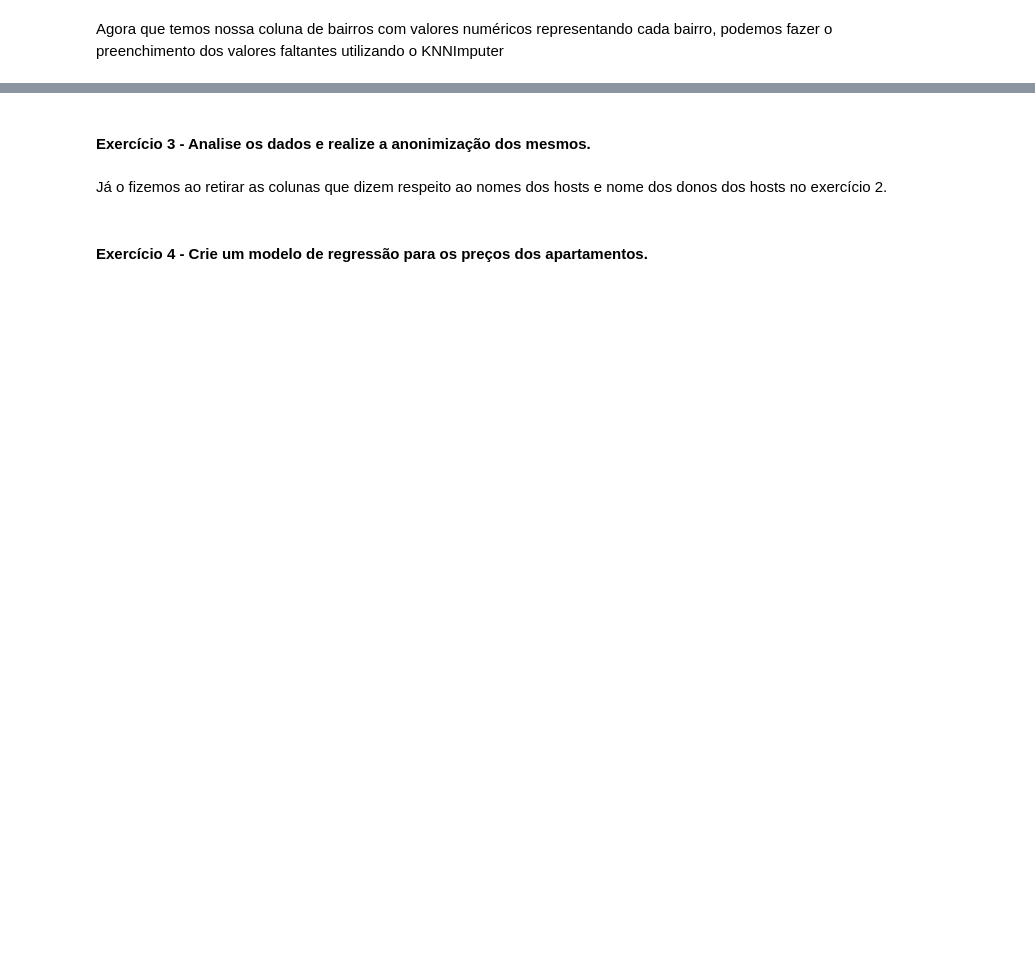
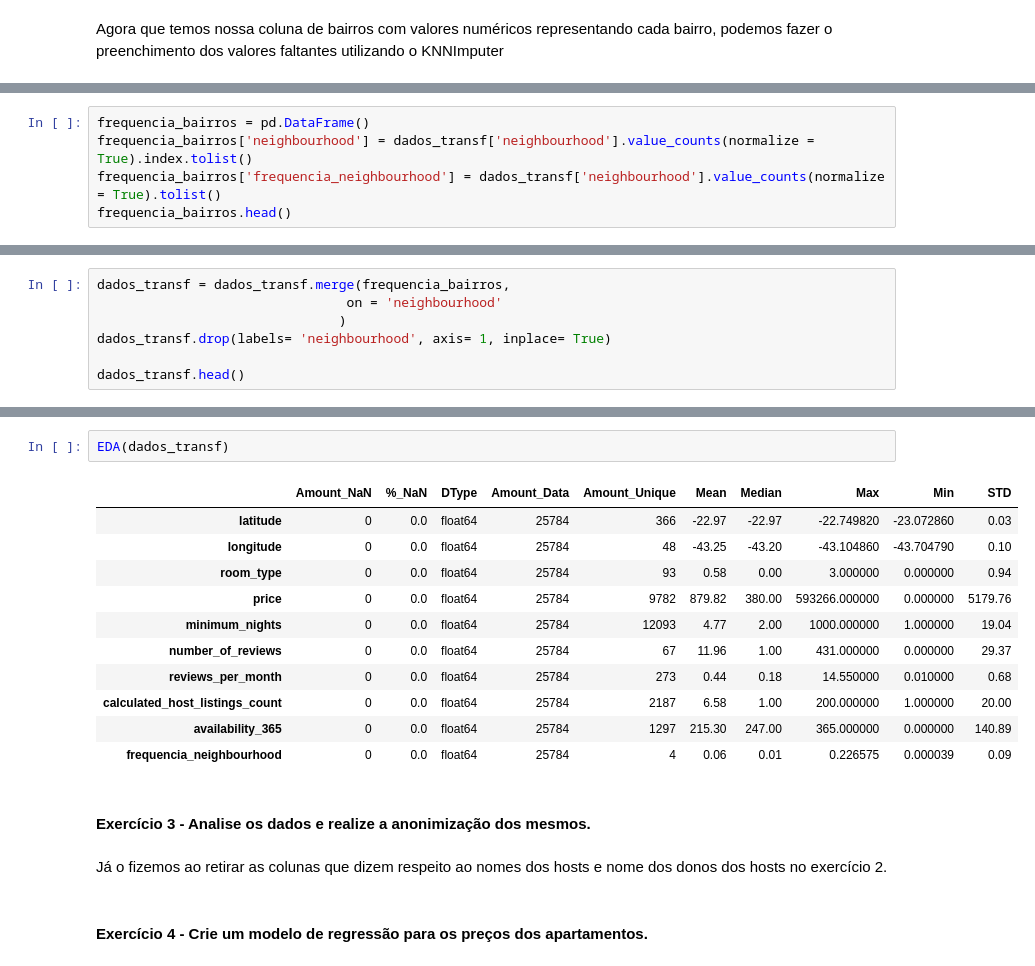
Before and after one commit to Fabiano23/digital_house, a Jupyter notebook: Módulo2/M2A32-REGRESSAO_LINEAR_IV/M2A32_PRATICA_INDEPENDENTE_REGRESSAO_LINEAR_IV.ipynb, the cells around one changed output, grey strips where cells are left out. Drawn from its saved outputs; the diff is of its cells as text; blank space fills up the shorter version.

```diff
--- a/Módulo2/M2A32-REGRESSAO_LINEAR_IV/M2A32_PRATICA_INDEPENDENTE_REGRESSAO_LINEAR_IV.ipynb
+++ b/Módulo2/M2A32-REGRESSAO_LINEAR_IV/M2A32_PRATICA_INDEPENDENTE_REGRESSAO_LINEAR_IV.ipynb
@@ -253,0 +249,5 @@ memory usage: 2.0 MB
+# %%
+frequencia_bairros = pd.DataFrame()
+frequencia_bairros['neighbourhood'] = dados_transf['neighbourhood'].value_counts(normalize = True).index.tolist()
+frequencia_bairros['frequencia_neighbourhood'] = dados_transf['neighbourhood'].value_counts(normalize = True).tolist()
+frequencia_bairros.head()
@@ -253,0 +263,7 @@ memory usage: 2.0 MB
+# %%
+dados_transf = dados_transf.merge(frequencia_bairros,
+                                on = 'neighbourhood'
+                               )
+dados_transf.drop(labels= 'neighbourhood', axis= 1, inplace= True)
+
+dados_transf.head()
@@ -254,3 +277,17 @@ memory usage: 2.0 MB
+# %%
+EDA(dados_transf)
+# %% [output]
+|  | Amount_NaN | %_NaN | DType | Amount_Data | Amount_Unique | Mean | Median | Max | Min | STD |
+| latitude | 0 | 0.0 | float64 | 25784 | 366 | -22.97 | -22.97 | -22.749820 | -23.072860 | 0.03 |
+| longitude | 0 | 0.0 | float64 | 25784 | 48 | -43.25 | -43.20 | -43.104860 | -43.704790 | 0.10 |
+| room_type | 0 | 0.0 | float64 | 25784 | 93 | 0.58 | 0.00 | 3.000000 | 0.000000 | 0.94 |
+| price | 0 | 0.0 | float64 | 25784 | 9782 | 879.82 | 380.00 | 593266.000000 | 0.000000 | 5179.76 |
+| minimum_nights | 0 | 0.0 | float64 | 25784 | 12093 | 4.77 | 2.00 | 1000.000000 | 1.000000 | 19.04 |
+| number_of_reviews | 0 | 0.0 | float64 | 25784 | 67 | 11.96 | 1.00 | 431.000000 | 0.000000 | 29.37 |
+| reviews_per_month | 0 | 0.0 | float64 | 25784 | 273 | 0.44 | 0.18 | 14.550000 | 0.010000 | 0.68 |
+| calculated_host_listings_count | 0 | 0.0 | float64 | 25784 | 2187 | 6.58 | 1.00 | 200.000000 | 1.000000 | 20.00 |
+| availability_365 | 0 | 0.0 | float64 | 25784 | 1297 | 215.30 | 247.00 | 365.000000 | 0.000000 | 140.89 |
+| frequencia_neighbourhood | 0 | 0.0 | float64 | 25784 | 4 | 0.06 | 0.01 | 0.226575 | 0.000039 | 0.09 |
 # %% [markdown]
 #### Exercício 3 - Analise os dados e realize a anonimização dos mesmos.
 # %% [markdown]
```
Also changed, not shown: parts of 42 cells of this notebook.
